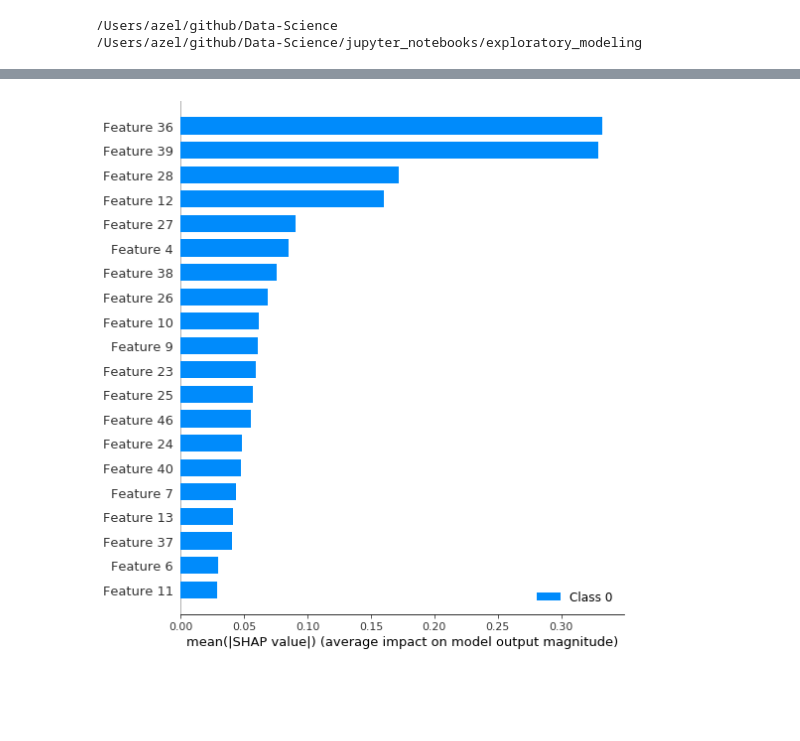
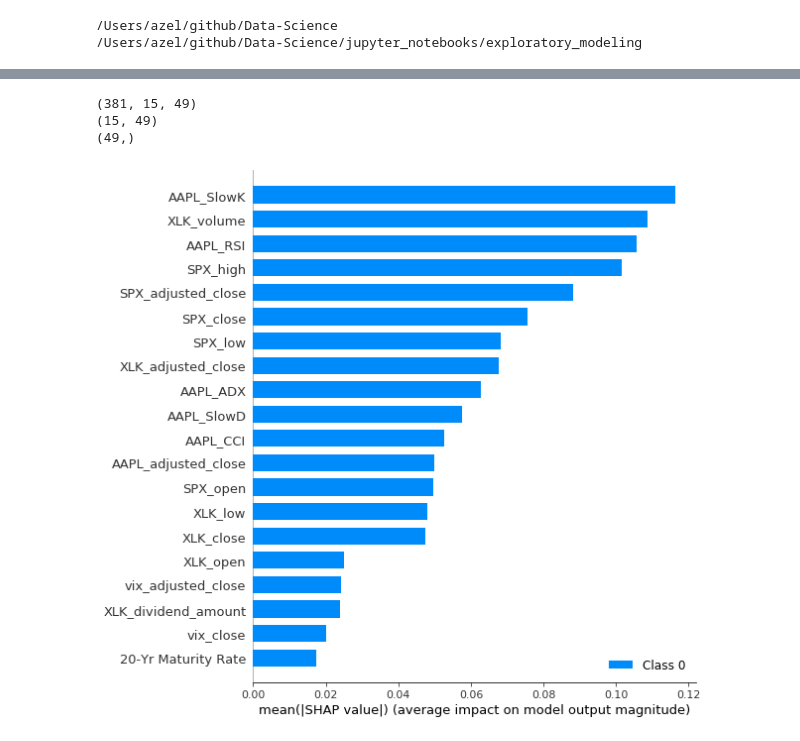
Before and after one commit to labs14-investment-risk-analysis/Data-Science, a Jupyter notebook: jupyter_notebooks/exploratory_modeling/model_interpretation.ipynb, the cells around one changed output, grey strips where cells are left out. Cells and saved outputs as stored; diff of their text form; code cells hidden in the pictures; blank space fills up the shorter version.

```diff
--- a/jupyter_notebooks/exploratory_modeling/model_interpretation.ipynb
+++ b/jupyter_notebooks/exploratory_modeling/model_interpretation.ipynb
@@ -198,7 +200,7 @@ checkpointer = ModelCheckpoint(filepath='weights/{epoch:02d}-{val_loss:.2f}.hdf5
 callbacks_list = [checkpointer]
 
 history = model.fit_generator(train_data_generator,
-                              epochs = 200,
+                              epochs = 50,
                               validation_data=test_data_generator,
                               verbose=1,
                               callbacks=callbacks_list)
@@ -255,7 +263,15 @@ shaps_vals = de.shap_values(X_val_mod)
+# %%
+print(shaps_vals[0].shape)
+print(shaps_vals[0][0].shape)
+print(shaps_vals[0][0][0].shape)
+# %% [output]
+(381, 15, 49)
+(15, 49)
+(49,)
 # %%
-summary_plot([shaps_vals[0][100]])
+summary_plot([shaps_vals[0][100]], feature_names=df.columns)
 # %% [output]
-[figure, old version]
+[figure, new version]
 # %%
 def individual_array(sample):
 
```
Also changed, not shown: parts of 10 cells of this notebook, 5 other files.
